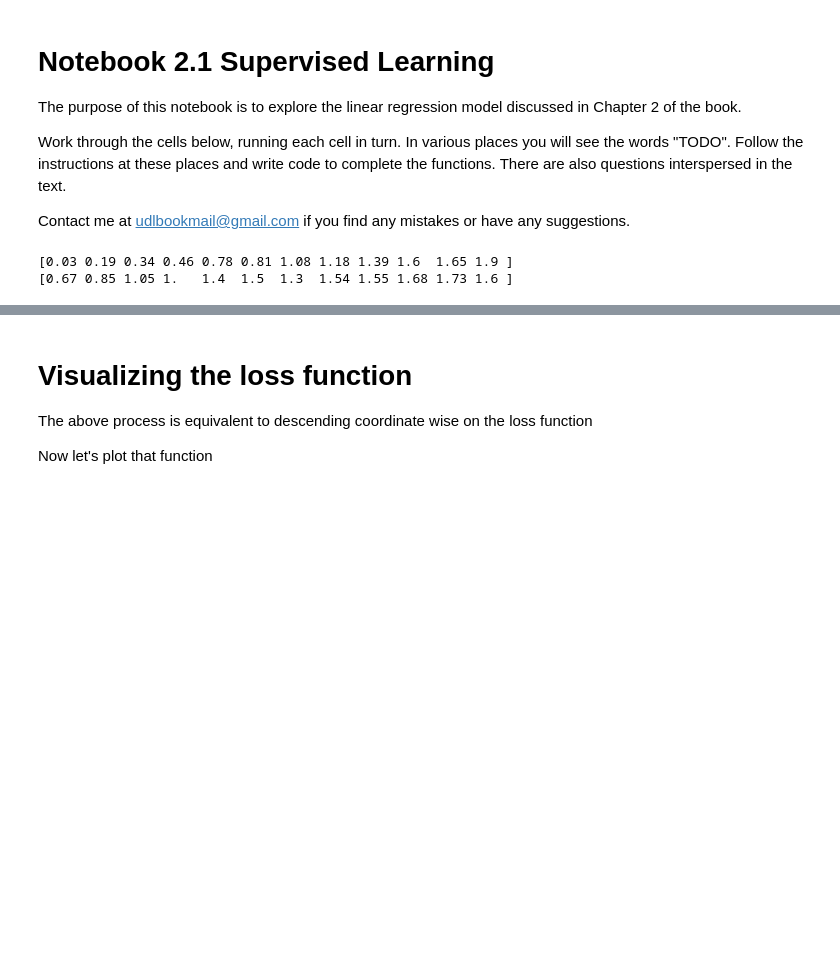
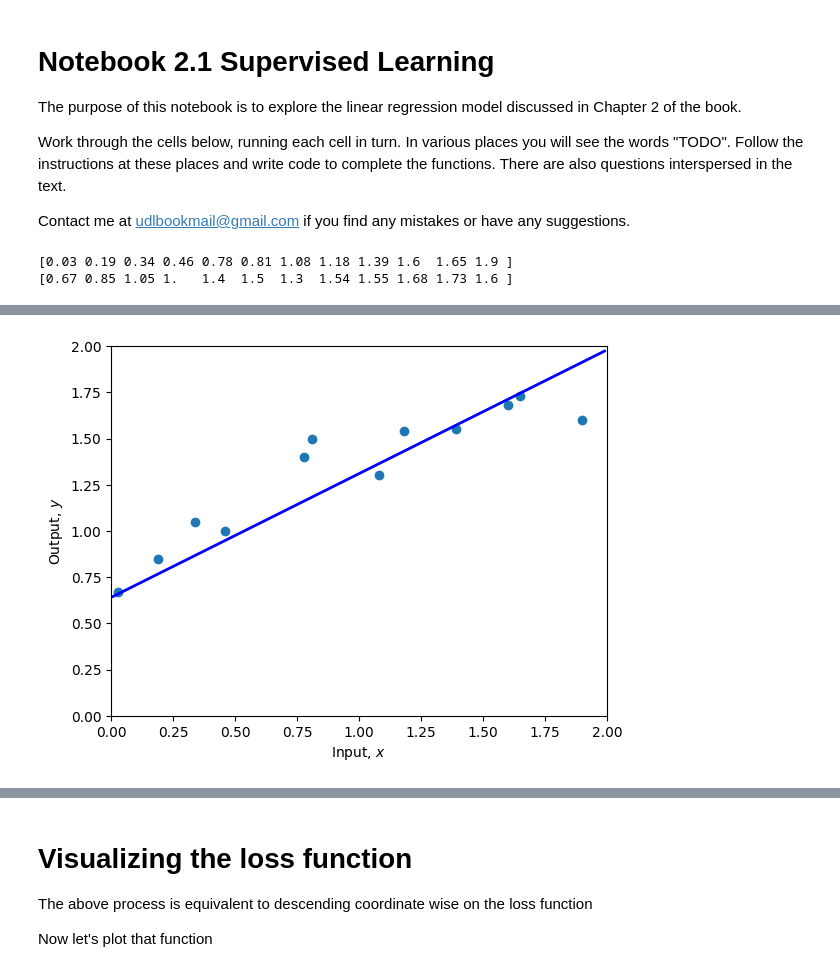
Before and after one commit to lyteabovenyte/Algorithms, a Jupyter notebook: Neural_networks/deep-learning/undrestanding_deep_learning/excersices/2_1_Supervised_Learning.ipynb, the cells around one changed output, grey strips where cells are left out. Saved outputs shown, nothing was run; the diff lists cells and outputs as text; code cells hidden in the pictures; blank space fills up the shorter version.

```diff
--- a/Neural_networks/deep-learning/undrestanding_deep_learning/excersices/2_1_Supervised_Learning.ipynb
+++ b/Neural_networks/deep-learning/undrestanding_deep_learning/excersices/2_1_Supervised_Learning.ipynb
@@ -27,7 +27,7 @@ print(y)
 # Define 1D linear regression model
 def f(x, phi0, phi1):
   # TODO :  Replace this line with the linear regression model (eq 2.4)
-  y = x
+  y = phi0 + phi1*x
 
   return y
 # %%
@@ -56,6 +58,9 @@ def compute_loss(x,y,phi0,phi1):
 
   # TODO Replace this line with the loss calculation (equation 2.5)
   loss = 0
+  for index in range(len(x)):
+      loss += (phi0 + phi1*x[index] - y[index])**2
+
 
 
   return loss
@@ -66,7 +73,9 @@ print(f'Your Loss = {loss:3.2f}, Ground truth =7.07')
 # %%
 # Set the intercept and slope as in figure 2.2c
-phi0 = 1.60 ; phi1 =-0.8
+phi0 = 0.64 ; phi1 =0.67
 # Plot the data and the model
 plot(x,y,phi0,phi1)
 loss = compute_loss(x,y,phi0,phi1)
 print(f'Your Loss = {loss:3.2f}, Ground truth =10.28')
+# %% [output]
+[figure, added]
```
Also changed, not shown: parts of 6 cells of this notebook, 1 other file.
